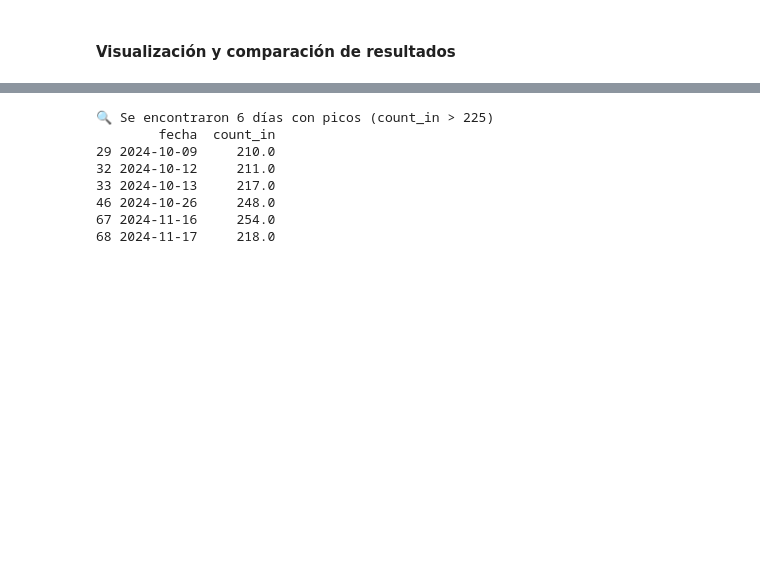
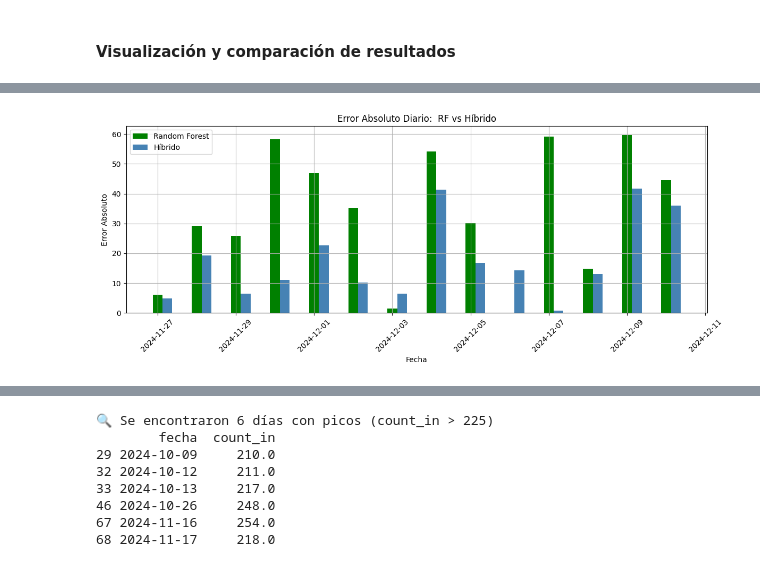
Before and after one commit to hugoloopez/NaturalParkOcuppancy, a Jupyter notebook: obtencion_tratamiento_datos.ipynb, the cells around one changed output, grey strips where cells are left out. Saved outputs shown, nothing was run; the diff lists cells and outputs as text; code cells hidden in the pictures; blank space fills up the shorter version.

```diff
--- a/obtencion_tratamiento_datos.ipynb
+++ b/obtencion_tratamiento_datos.ipynb
@@ -745,19 +747,21 @@ KeyError: 'TimeGPT'
 # %%
 plt.figure(figsize=(12, 5))
 offset = pd.Timedelta(days=0.25)
 
-plt.bar(df_comparacion.index - offset, df_comparacion['Error_TimeGPT'], width=0.25, label='TimeGPT', color='orange')
+# plt.bar(df_comparacion.index - offset, df_comparacion['Error_TimeGPT'], width=0.25, label='TimeGPT', color='orange')
 plt.bar(df_comparacion.index, df_comparacion['Error_RF'], width=0.25, label='Random Forest', color='green')
 plt.bar(df_comparacion.index + offset, df_comparacion['Error_Hibrido'], width=0.25, label='Híbrido', color='steelblue')
 
-plt.title('Error Absoluto Diario: TimeGPT vs RF vs Híbrido')
+plt.title('Error Absoluto Diario:  RF vs Híbrido')
 plt.ylabel('Error Absoluto')
 plt.xlabel('Fecha')
 plt.legend()
 plt.xticks(rotation=45)
 plt.grid(True)
 plt.tight_layout()
 plt.show()
+# %% [output]
+[figure, added]
 # %%
 plt.figure(figsize=(12, 5))
 plt.plot(df_comparacion.index, df_comparacion['Real'], label='Actual', color='blue', marker='o')
```
Also changed, not shown: parts of 5 cells of this notebook.
